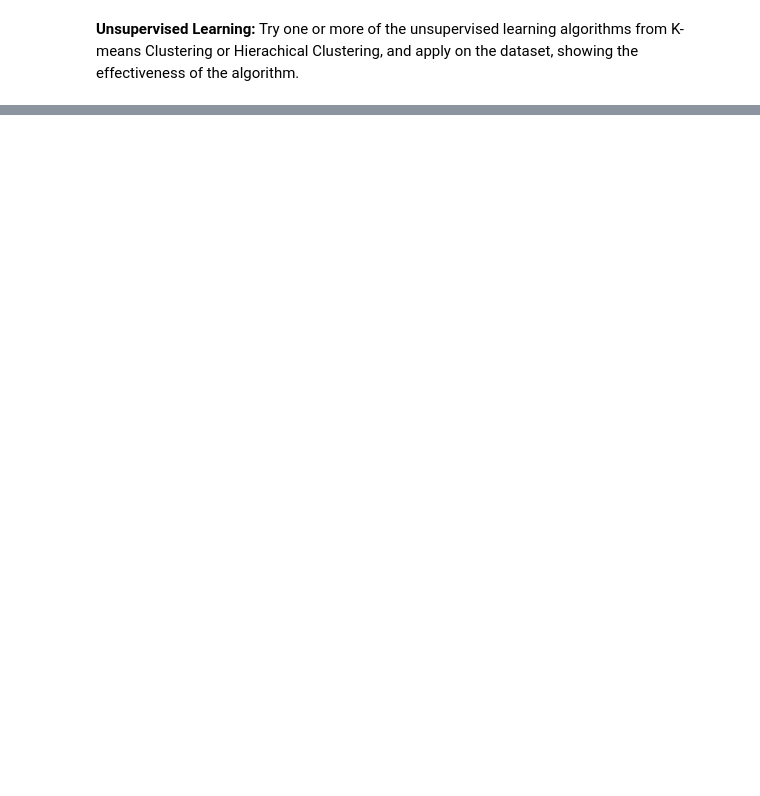
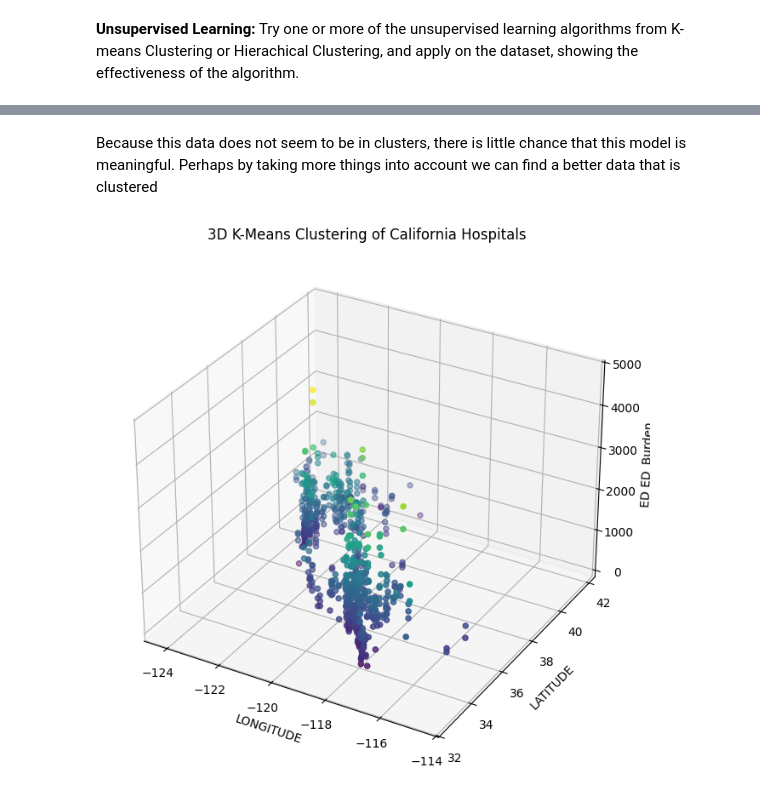
Before and after one commit to tovarrog24/Emergency-Department-Volume-and-Capacity, a Jupyter notebook: learning.ipynb, the cells around one changed output, grey strips where cells are left out. Drawn from its saved outputs; the diff is of its cells as text; code cells hidden in the pictures; blank space fills up the shorter version.

```diff
--- a/learning.ipynb
+++ b/learning.ipynb
@@ -408,0 +539,48 @@ These two graphs seems to give better insight. Contrary to my intial thought, th
+# %% [markdown]
+Because this data does not seem to be in clusters, there is little chance that this model is meaningful. Perhaps by taking more things into account we can find a better data that is clustered
+# %%
+#We will try now with 3 features: Longitute, Latitude, and Burden
+
+from mpl_toolkits.mplot3d import Axes3D
+
+X = data[["LONGITUDE", "LATITUDE", "ED_Burden"]].copy()
+
+scaler = StandardScaler()
+X_scaled = scaler.fit_transform(X)
+
+kmeans = KMeans(n_clusters=4, random_state=42, n_init=10)
+data["Cluster"] = kmeans.fit_predict(X_scaled)
+
+fig = plt.figure(figsize=(10, 8))
+ax = fig.add_subplot(111, projection="3d")
+
+scatter = ax.scatter(
+    X["LONGITUDE"],
+    X["LATITUDE"],
+    X["ED_Burden"],
+    c=data["ED_Burden"],
+    cmap="viridis"
+)
+
+ax.set_xlabel("LONGITUDE")
+ax.set_ylabel("LATITUDE")
+ax.set_zlabel("ED ED_Burden")
+ax.set_title("3D K-Means Clustering of California Hospitals")
+
+plt.show()
+
+#Makes the graph Interactive
+import plotly.express as px
+
+fig = px.scatter_3d(
+    data,
+    x="LONGITUDE",
+    y="LATITUDE",
+    z="ED_Burden",
+    color="Cluster",
+    title="3D K-Means Clustering of California Hospitals"
+)
+
+fig.show()
+# %% [output]
+[figure, added]
```
Also changed, not shown: parts of 17 cells of this notebook.
